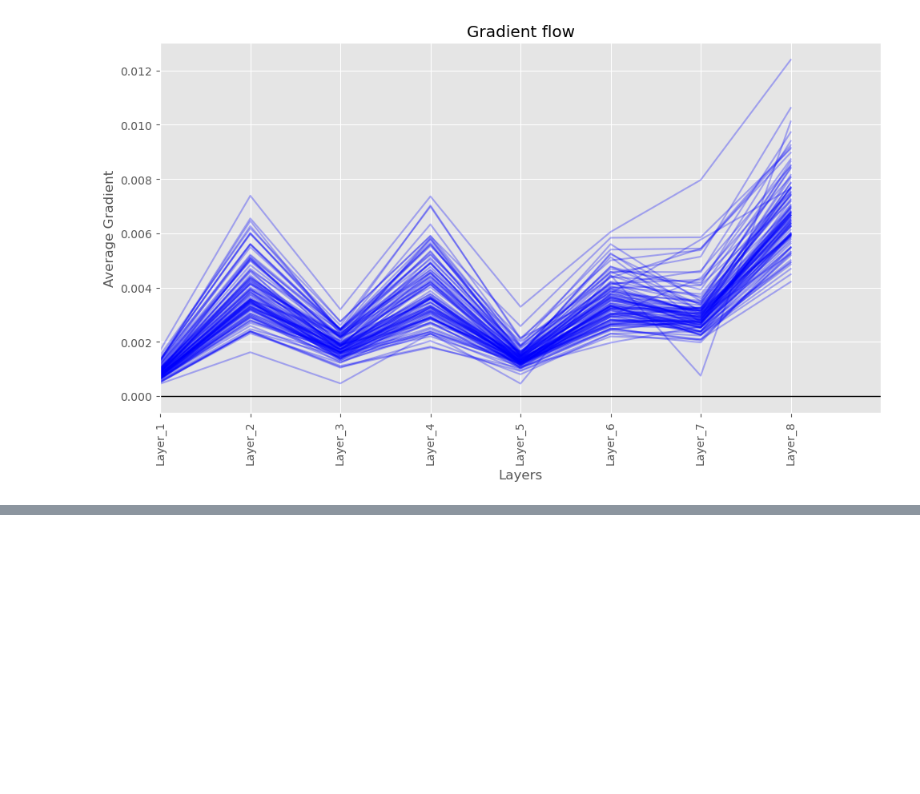
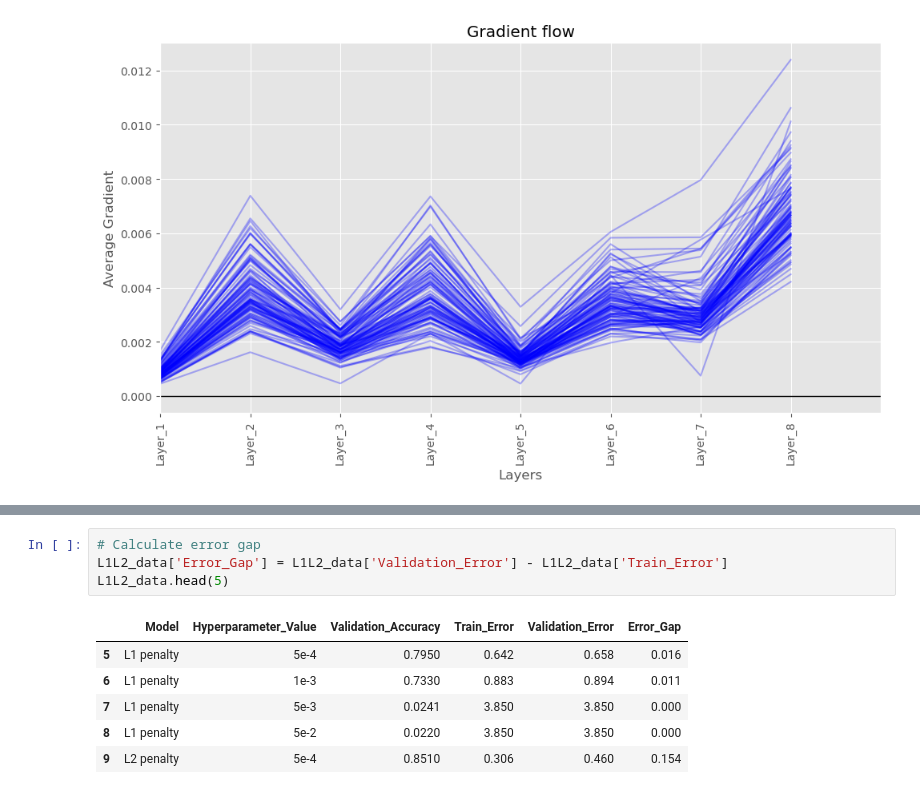
Before and after one commit to hallaemilia/mlpractical, a Jupyter notebook: notebooks/Coursework_1.ipynb, the cells around one changed output, grey strips where cells are left out. Drawn from its saved outputs; the diff is of its cells as text; blank space fills up the shorter version.

```diff
--- a/notebooks/Coursework_1.ipynb
+++ b/notebooks/Coursework_1.ipynb
@@ -755,0 +916,11 @@ Epoch 100: 2.8s to complete
+# %%
+# Calculate error gap
+L1L2_data['Error_Gap'] = L1L2_data['Validation_Error'] - L1L2_data['Train_Error']
+L1L2_data.head(5)
+# %% [output]
+|  | Model | Hyperparameter_Value | Validation_Accuracy | Train_Error | Validation_Error | Error_Gap |
+| 5 | L1 penalty | 5e-4 | 0.7950 | 0.642 | 0.658 | 0.016 |
+| 6 | L1 penalty | 1e-3 | 0.7330 | 0.883 | 0.894 | 0.011 |
+| 7 | L1 penalty | 5e-3 | 0.0241 | 3.850 | 3.850 | 0.000 |
+| 8 | L1 penalty | 5e-2 | 0.0220 | 3.850 | 3.850 | 0.000 |
+| 9 | L2 penalty | 5e-4 | 0.8510 | 0.306 | 0.460 | 0.154 |
```
Also changed, not shown: parts of 15 cells of this notebook, 19 other files.
